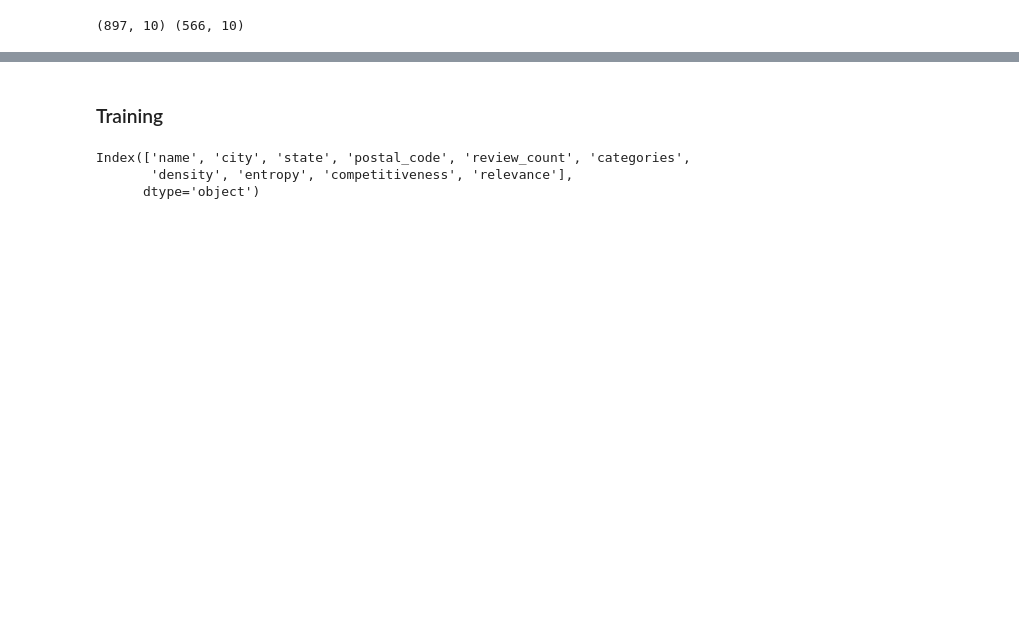
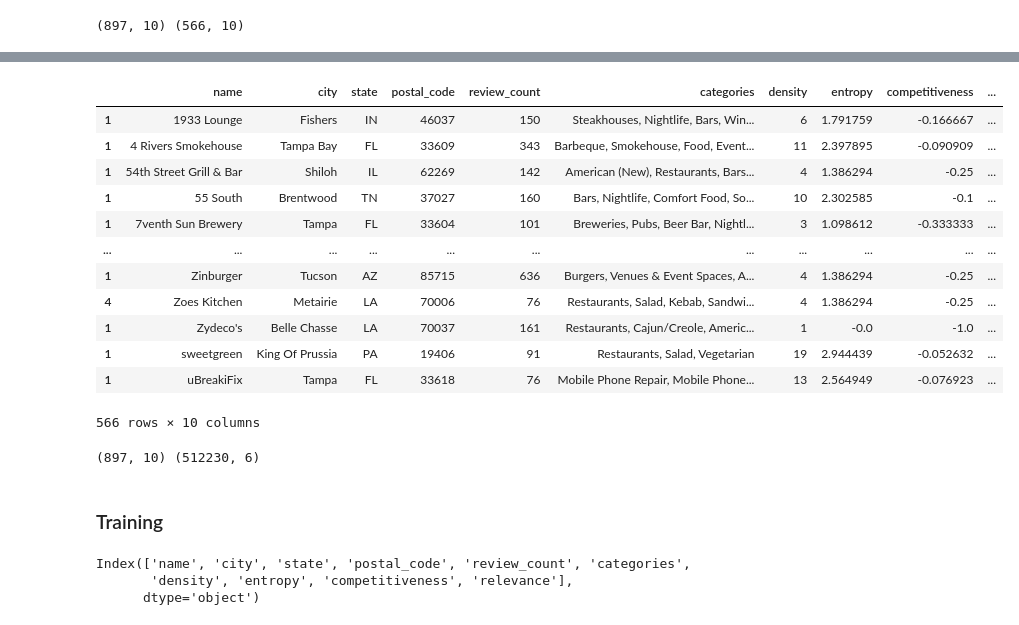
Before and after one commit to stephanie0324/restaurant_placement_recommnedation, a Jupyter notebook: LearnToRank.ipynb, the cells around one changed output, grey strips where cells are left out. Saved outputs shown, nothing was run; the diff lists cells and outputs as text; code cells hidden in the pictures; blank space fills up the shorter version.

```diff
--- a/LearnToRank.ipynb
+++ b/LearnToRank.ipynb
@@ -68,7 +85,3 @@ for i in Counter(df.name):
 A value is trying to be set on a copy of a slice from a DataFrame
 
 See the caveats in the documentation: https://pandas.pydata.org/pandas-docs/stable/user_guide/indexing.html#returning-a-view-versus-a-copy
-# %%
-for i in Counter(new_df.name):
-    tmp = new_df[new_df.name==i]
-    print(f'Restaurant : {i} , cities : {Counter(tmp.postal_code)}')
@@ -151,0 +144,16 @@ for i in ['density', 'entropy', 'competitiveness','postal_code'
+# %%
+test_df
+# %% [output]
+|  | name | city | state | postal_code | review_count | categories | density | entropy | competitiveness | ... |
+| 1 | 1933 Lounge | Fishers | IN | 46037 | 150 | Steakhouses, Nightlife, Bars, Win... | 6 | 1.791759 | -0.166667 | ... |
+| 1 | 4 Rivers Smokehouse | Tampa Bay | FL | 33609 | 343 | Barbeque, Smokehouse, Food, Event... | 11 | 2.397895 | -0.090909 | ... |
+| 1 | 54th Street Grill & Bar | Shiloh | IL | 62269 | 142 | American (New), Restaurants, Bars... | 4 | 1.386294 | -0.25 | ... |
+| 1 | 55 South | Brentwood | TN | 37027 | 160 | Bars, Nightlife, Comfort Food, So... | 10 | 2.302585 | -0.1 | ... |
+| 1 | 7venth Sun Brewery | Tampa | FL | 33604 | 101 | Breweries, Pubs, Beer Bar, Nightl... | 3 | 1.098612 | -0.333333 | ... |
+| ... | ... | ... | ... | ... | ... | ... | ... | ... | ... | ... |
+| 1 | Zinburger | Tucson | AZ | 85715 | 636 | Burgers, Venues & Event Spaces, A... | 4 | 1.386294 | -0.25 | ... |
+| 4 | Zoes Kitchen | Metairie | LA | 70006 | 76 | Restaurants, Salad, Kebab, Sandwi... | 4 | 1.386294 | -0.25 | ... |
+| 1 | Zydeco's | Belle Chasse | LA | 70037 | 161 | Restaurants, Cajun/Creole, Americ... | 1 | -0.0 | -1.0 | ... |
+| 1 | sweetgreen | King Of Prussia | PA | 19406 | 91 | Restaurants, Salad, Vegetarian | 19 | 2.944439 | -0.052632 | ... |
+| 1 | uBreakiFix | Tampa | FL | 33618 | 76 | Mobile Phone Repair, Mobile Phone... | 13 | 2.564949 | -0.076923 | ... |
+566 rows × 10 columns
@@ -151,0 +173,4 @@ for i in ['density', 'entropy', 'competitiveness','postal_code'
+# %%
+print(train_df.shape , new_test.shape)
+# %% [output]
+(897, 10) (512230, 6)
```
Also changed, not shown: parts of 17 cells of this notebook.
